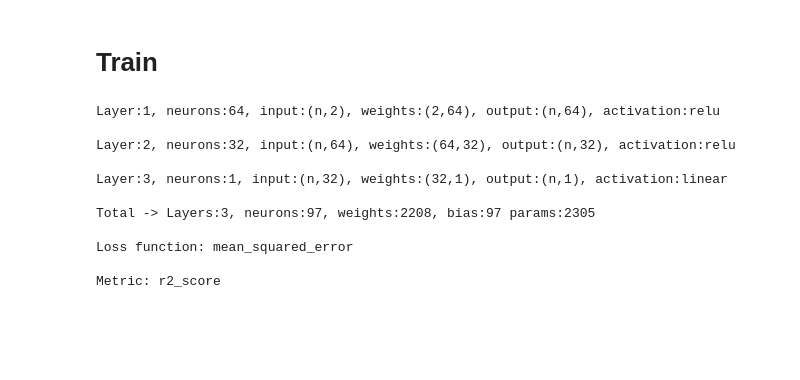
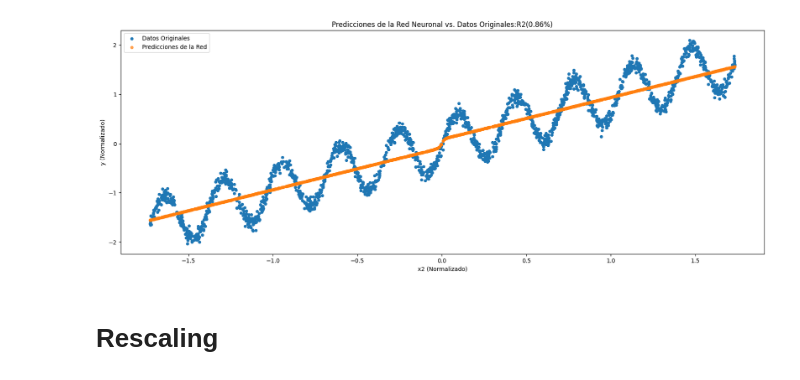
Before and after one commit to Mitchell-Mirano/Allison, a Jupyter notebook: examples/nn/regression.ipynb, the cells around one changed output. Drawn from its saved outputs; the diff is of its cells as text; code cells hidden in the pictures; blank space fills up the shorter version.

```diff
--- a/examples/nn/regression.ipynb
+++ b/examples/nn/regression.ipynb
@@ -41,0 +79,24 @@ y_norm = y
+# %%
+class Network(NeuralNetwork):
+    def __init__(self):
+        super().__init__()
+        self.fc1 = Linear(2, 64)
+        self.relu = Relu()
+        self.fc2 = Linear(64, 32)
+        self.fc3 = Linear(32, 1)
+
+    def forward(self, x: Tensor) -> Tensor:
+        x = self.fc1(x)
+        x = self.relu(x)
+        x = self.fc2(x)
+        x = self.relu(x)
+        x = self.fc3(x)
+        return x
+
+
+net = Network()
+
+
+
+criterion = MSELoss()
+optimizer = SGDMomentum(net.parameters(), learning_rate=1e-3, momentum=0.9)
@@ -42,20 +133,20 @@ y_norm = y
+# %%
+# %%
+# Visualización final
+
+with no_grad():
+    y_pred = net(X_test)
+
+r2 = r2_score(Y_test, y_pred)
+plt.figure(figsize=(20, 7))
+plt.scatter(X_test.data[:, 1], Y_test.data, label='Datos Originales', s=20)
+plt.scatter(X_test.data[:, 1], y_pred.data, label='Predicciones de la Red', s=20, alpha=0.7)
+plt.title(f'Predicciones de la Red Neuronal vs. Datos Originales:R2({r2:.2f}%)')
+plt.xlabel('x2 (Normalizado)')
+plt.ylabel('y (Normalizado)')
+plt.legend()
+plt.show()
+# %% [output]
+[figure, added]
 # %% [markdown]
-# Train
+# Rescaling
-# %%
-model = NeuralNetwork(mean_squared_error,r2_score)
-model.add_layer(LayerDense(2,64,relu))
-model.add_layer(LayerDense(64,32,relu))
-model.add_layer(LayerDense(32,1,linear))
-model.summary()
-# %% [output]
-Layer:1, neurons:64, input:(n,2), weights:(2,64), output:(n,64), activation:relu
-
-Layer:2, neurons:32, input:(n,64), weights:(64,32), output:(n,32), activation:relu
-
-Layer:3, neurons:1, input:(n,32), weights:(32,1), output:(n,1), activation:linear
-
-Total -> Layers:3, neurons:97, weights:2208, bias:97 params:2305
-
-Loss function: mean_squared_error
-
-Metric: r2_score
```
Also changed, not shown: parts of 14 cells of this notebook, 20 other files.
